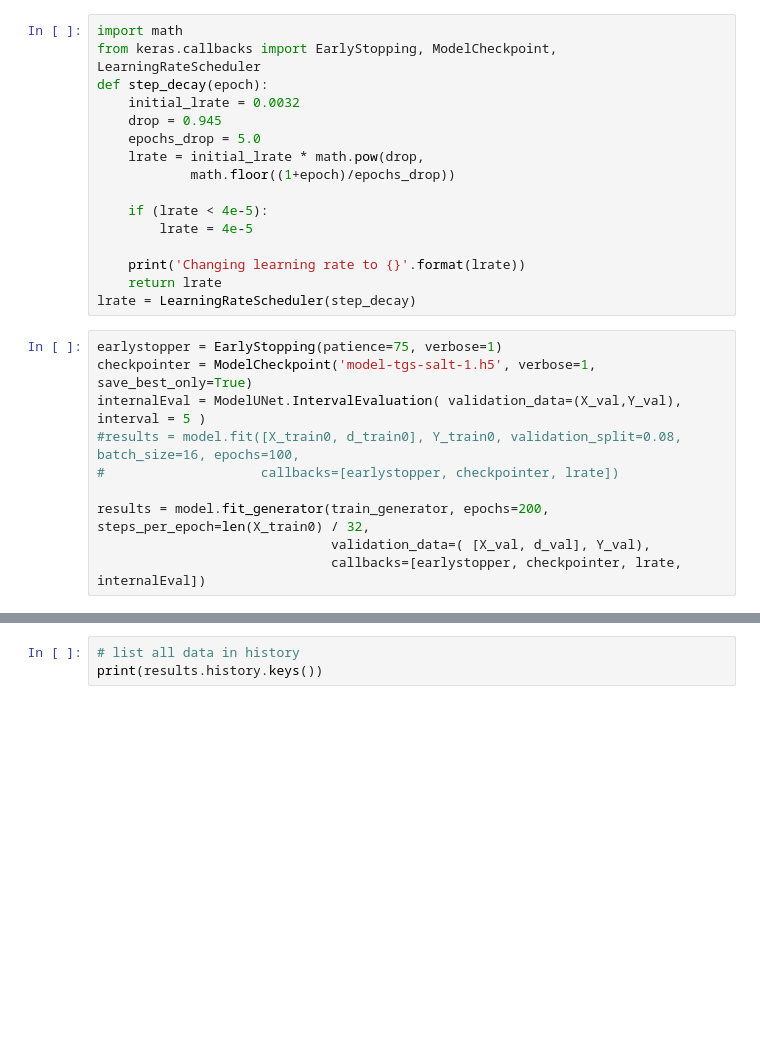
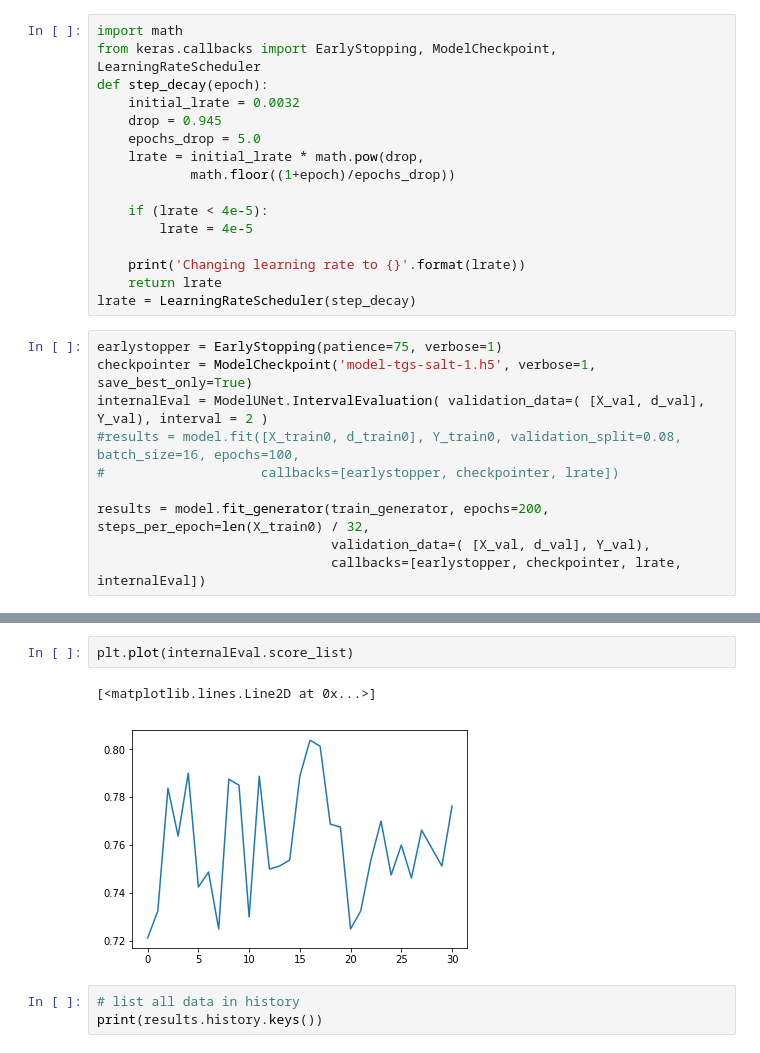
Before and after one commit to douglas125/McLyEdSegmentation, a Jupyter notebook: TGSSeismic.ipynb, the cells around one changed output, grey strips where cells are left out. Drawn from its saved outputs; the diff is of its cells as text; blank space fills up the shorter version.

```diff
--- a/TGSSeismic.ipynb
+++ b/TGSSeismic.ipynb
@@ -362,7 +360,7 @@ lrate = LearningRateScheduler(step_decay)
 # %%
 earlystopper = EarlyStopping(patience=75, verbose=1)
 checkpointer = ModelCheckpoint('model-tgs-salt-1.h5', verbose=1, save_best_only=True)
-internalEval = ModelUNet.IntervalEvaluation( validation_data=(X_val,Y_val), interval = 5 )
+internalEval = ModelUNet.IntervalEvaluation( validation_data=( [X_val, d_val], Y_val), interval = 2 )
 #results = model.fit([X_train0, d_train0], Y_train0, validation_split=0.08, batch_size=16, epochs=100,
 #                    callbacks=[earlystopper, checkpointer, lrate])
 
@@ -376,3 +388,8 @@ KeyboardInterrupt:
+# %%
+plt.plot(internalEval.score_list)
+# %% [output]
+[<matplotlib.lines.Line2D at 0x...>]
+[figure, added]
 # %%
 # list all data in history
 print(results.history.keys())
```
Also changed, not shown: parts of 7 cells of this notebook, 1 other file.
